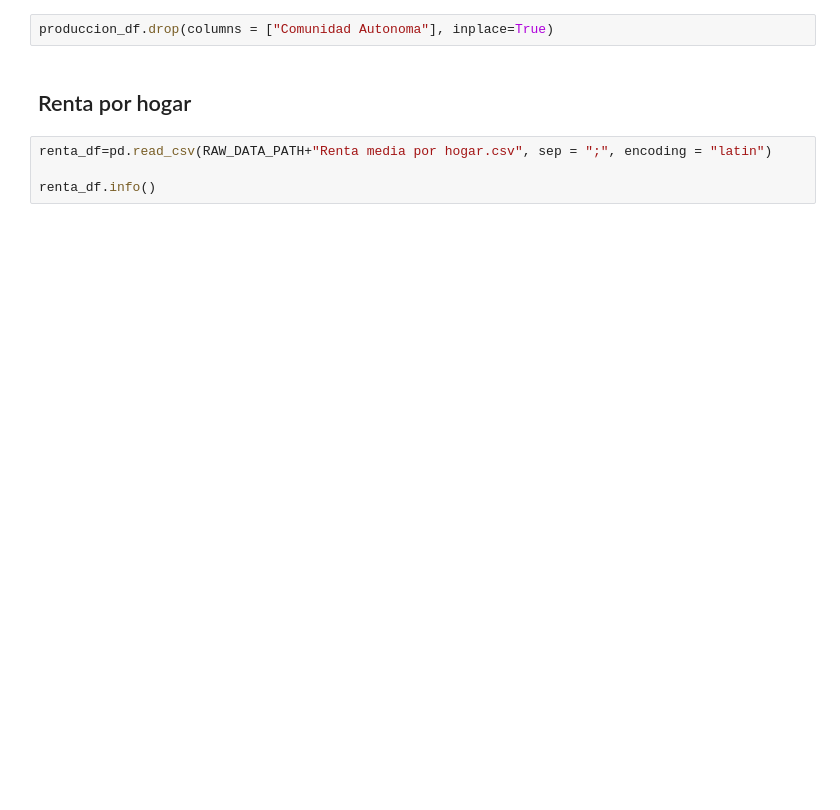
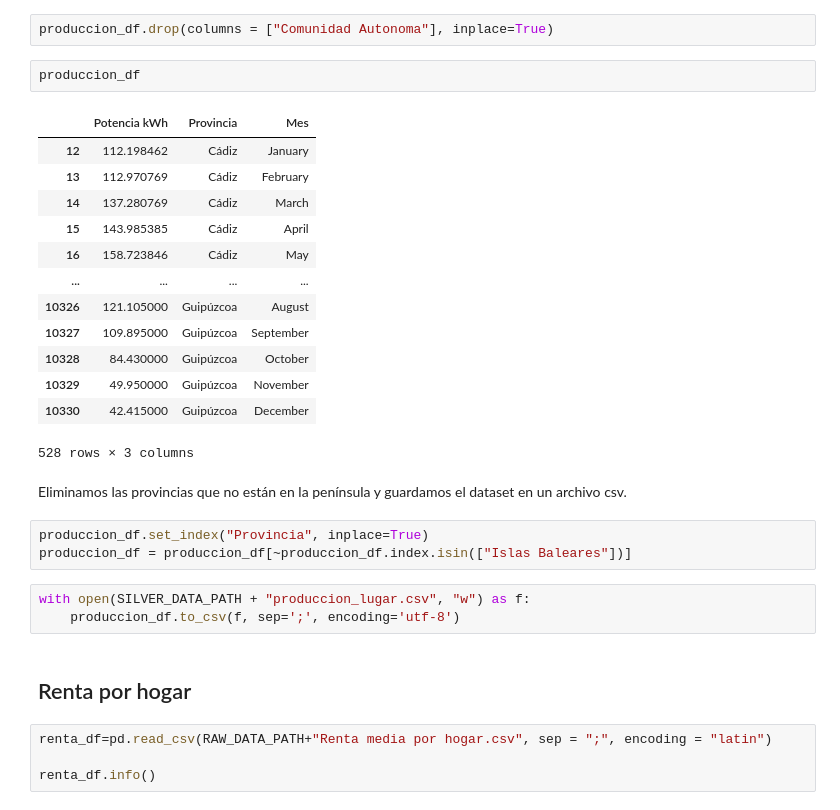
Before and after one commit to elena-17/DataMining-24-25, a Jupyter notebook: src/processing.ipynb, the cells around one changed output. Cells and saved outputs as stored; diff of their text form; blank space fills up the shorter version.

Commit message:
Completar producción por lugar

```diff
--- a/src/processing.ipynb
+++ b/src/processing.ipynb
@@ -234,5 +471,29 @@ produccion_df.head(24)
 # %%
 produccion_df.drop(columns = ["Comunidad Autonoma"], inplace=True)
+# %%
+produccion_df
+# %% [output]
+|  | Potencia kWh | Provincia | Mes |
+| 12 | 112.198462 | Cádiz | January |
+| 13 | 112.970769 | Cádiz | February |
+| 14 | 137.280769 | Cádiz | March |
+| 15 | 143.985385 | Cádiz | April |
+| 16 | 158.723846 | Cádiz | May |
+| ... | ... | ... | ... |
+| 10326 | 121.105000 | Guipúzcoa | August |
+| 10327 | 109.895000 | Guipúzcoa | September |
+| 10328 | 84.430000 | Guipúzcoa | October |
+| 10329 | 49.950000 | Guipúzcoa | November |
+| 10330 | 42.415000 | Guipúzcoa | December |
+528 rows × 3 columns
+# %% [markdown]
+Eliminamos las provincias que no están en la península y guardamos el dataset en un archivo csv.
+# %%
+produccion_df.set_index("Provincia", inplace=True)
+produccion_df = produccion_df[~produccion_df.index.isin(["Islas Baleares"])]
+# %%
+with open(SILVER_DATA_PATH + "produccion_lugar.csv", "w") as f:
+    produccion_df.to_csv(f, sep=';', encoding='utf-8')
 # %% [markdown]
 ## Renta por hogar
 # %%
```
Also changed, not shown: parts of 50 cells of this notebook.
